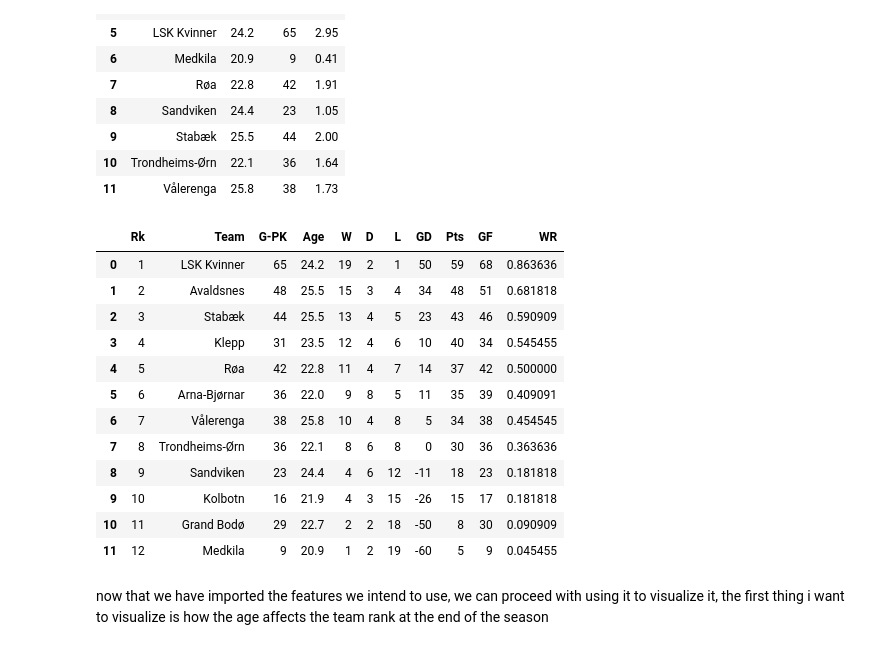
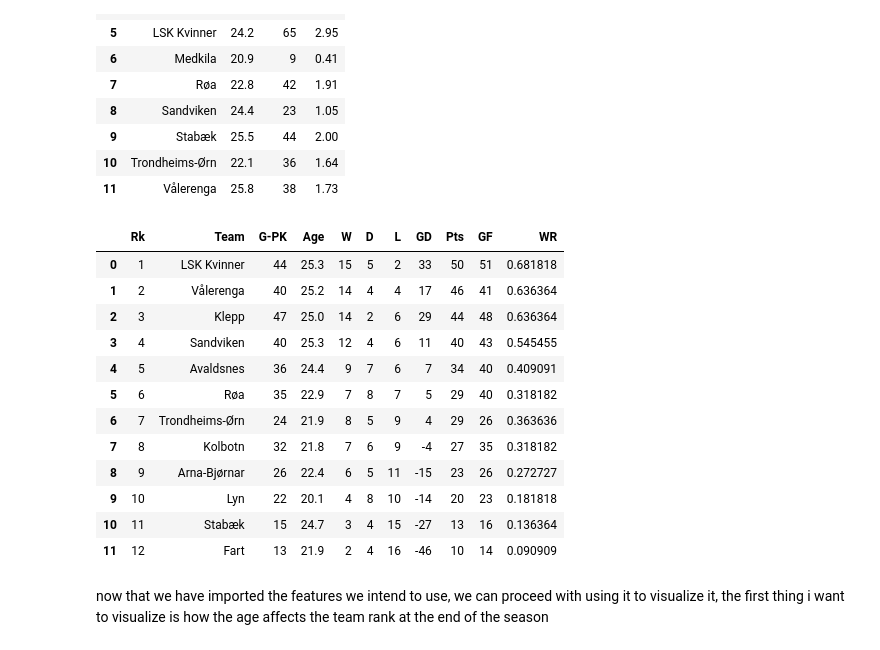
Before and after one commit to tobbensol/Football-Result-Prediction, a Jupyter notebook: preparation.ipynb, the cells around one changed output. Saved outputs shown, nothing was run; the diff lists cells and outputs as text; code cells hidden in the pictures.

```diff
--- a/preparation.ipynb
+++ b/preparation.ipynb
@@ -265,36 +265,36 @@ teams2017
 # %%
 # merges ages and the positions to get the relevant data
 features2017 = teams2017.merge(position2017, left_on='Squad', right_on="Squad").sort_values("Rk")
 features2018 = teams2018.merge(position2018, left_on='Squad', right_on="Squad").sort_values("Rk")
 features2019 = teams2019.merge(position2019, left_on='Squad', right_on="Squad").sort_values("Rk")
 
 features2017[["Squad", "Age", "Rk"]] = features2017[["Rk", "Squad", "Age"]]
 features2018[["Squad", "Age", "Rk"]] = features2018[["Rk", "Squad", "Age"]]
 features2019[["Squad", "Age", "Rk"]] = features2019[["Rk", "Squad", "Age"]]
 
 features2017.columns = ["Rk", "Team", "G-PK", "G-PK90", "Age", "W", "D", "L", "GD", "Pts", "GF", "MP", "WR"]
 features2018.columns = ["Rk", "Team", "G-PK", "G-PK90", "Age", "W", "D", "L", "GD", "Pts", "GF", "MP", "WR"]
 features2019.columns = ["Rk", "Team", "G-PK", "G-PK90", "Age", "W", "D", "L", "GD", "Pts", "GF", "MP", "WR"]
 
 features2017 = features2017.reset_index(drop = True).drop(["G-PK90", "MP"], axis = 1)
 features2018 = features2018.reset_index(drop = True).drop(["G-PK90", "MP"], axis = 1)
 features2019 = features2019.reset_index(drop = True).drop(["G-PK90", "MP"], axis = 1)
 
-features2017
+features2019
 # %% [output]
 |  | Rk | Team | G-PK | Age | W | D | L | GD | Pts | GF | WR |
-| 0 | 1 | LSK Kvinner | 65 | 24.2 | 19 | 2 | 1 | 50 | 59 | 68 | 0.863636 |
-| 1 | 2 | Avaldsnes | 48 | 25.5 | 15 | 3 | 4 | 34 | 48 | 51 | 0.681818 |
-| 2 | 3 | Stabæk | 44 | 25.5 | 13 | 4 | 5 | 23 | 43 | 46 | 0.590909 |
-| 3 | 4 | Klepp | 31 | 23.5 | 12 | 4 | 6 | 10 | 40 | 34 | 0.545455 |
-| 4 | 5 | Røa | 42 | 22.8 | 11 | 4 | 7 | 14 | 37 | 42 | 0.500000 |
-| 5 | 6 | Arna-Bjørnar | 36 | 22.0 | 9 | 8 | 5 | 11 | 35 | 39 | 0.409091 |
-| 6 | 7 | Vålerenga | 38 | 25.8 | 10 | 4 | 8 | 5 | 34 | 38 | 0.454545 |
-| 7 | 8 | Trondheims-Ørn | 36 | 22.1 | 8 | 6 | 8 | 0 | 30 | 36 | 0.363636 |
-| 8 | 9 | Sandviken | 23 | 24.4 | 4 | 6 | 12 | -11 | 18 | 23 | 0.181818 |
-| 9 | 10 | Kolbotn | 16 | 21.9 | 4 | 3 | 15 | -26 | 15 | 17 | 0.181818 |
-| 10 | 11 | Grand Bodø | 29 | 22.7 | 2 | 2 | 18 | -50 | 8 | 30 | 0.090909 |
-| 11 | 12 | Medkila | 9 | 20.9 | 1 | 2 | 19 | -60 | 5 | 9 | 0.045455 |
+| 0 | 1 | LSK Kvinner | 44 | 25.3 | 15 | 5 | 2 | 33 | 50 | 51 | 0.681818 |
+| 1 | 2 | Vålerenga | 40 | 25.2 | 14 | 4 | 4 | 17 | 46 | 41 | 0.636364 |
+| 2 | 3 | Klepp | 47 | 25.0 | 14 | 2 | 6 | 29 | 44 | 48 | 0.636364 |
+| 3 | 4 | Sandviken | 40 | 25.3 | 12 | 4 | 6 | 11 | 40 | 43 | 0.545455 |
+| 4 | 5 | Avaldsnes | 36 | 24.4 | 9 | 7 | 6 | 7 | 34 | 40 | 0.409091 |
+| 5 | 6 | Røa | 35 | 22.9 | 7 | 8 | 7 | 5 | 29 | 40 | 0.318182 |
+| 6 | 7 | Trondheims-Ørn | 24 | 21.9 | 8 | 5 | 9 | 4 | 29 | 26 | 0.363636 |
+| 7 | 8 | Kolbotn | 32 | 21.8 | 7 | 6 | 9 | -4 | 27 | 35 | 0.318182 |
+| 8 | 9 | Arna-Bjørnar | 26 | 22.4 | 6 | 5 | 11 | -15 | 23 | 26 | 0.272727 |
+| 9 | 10 | Lyn | 22 | 20.1 | 4 | 8 | 10 | -14 | 20 | 23 | 0.181818 |
+| 10 | 11 | Stabæk | 15 | 24.7 | 3 | 4 | 15 | -27 | 13 | 16 | 0.136364 |
+| 11 | 12 | Fart | 13 | 21.9 | 2 | 4 | 16 | -46 | 10 | 14 | 0.090909 |
 # %% [markdown]
 now that we have imported the features we intend to use, we can proceed with using it to visualize it, the first thing i want to visualize is how the age affects the team rank at the end of the season
 # %%
```
Also changed, not shown: parts of 2 cells of this notebook, 11 other files.
